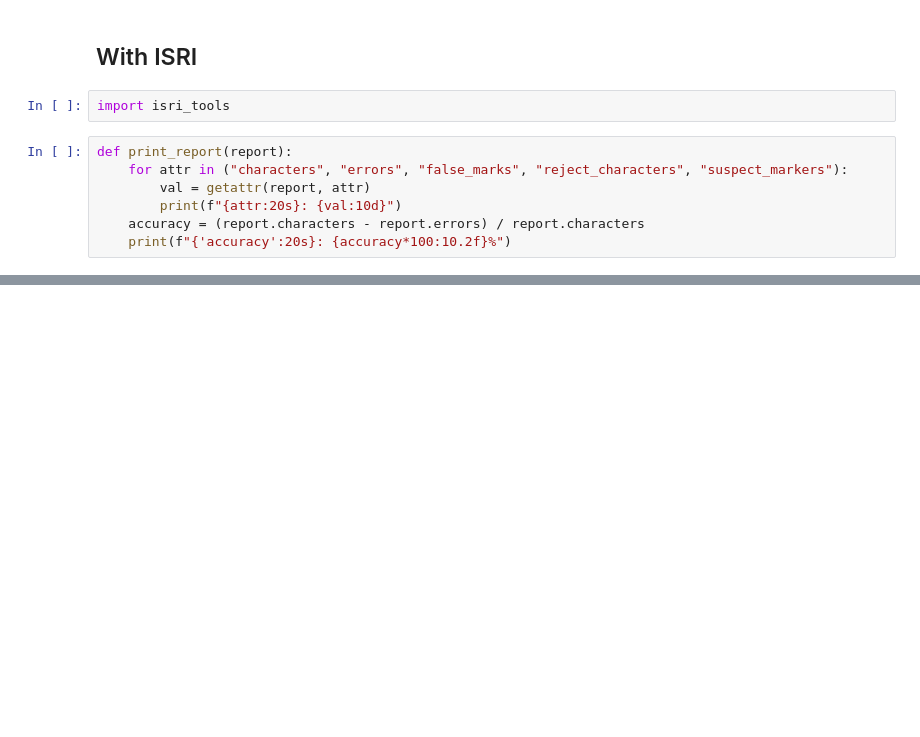
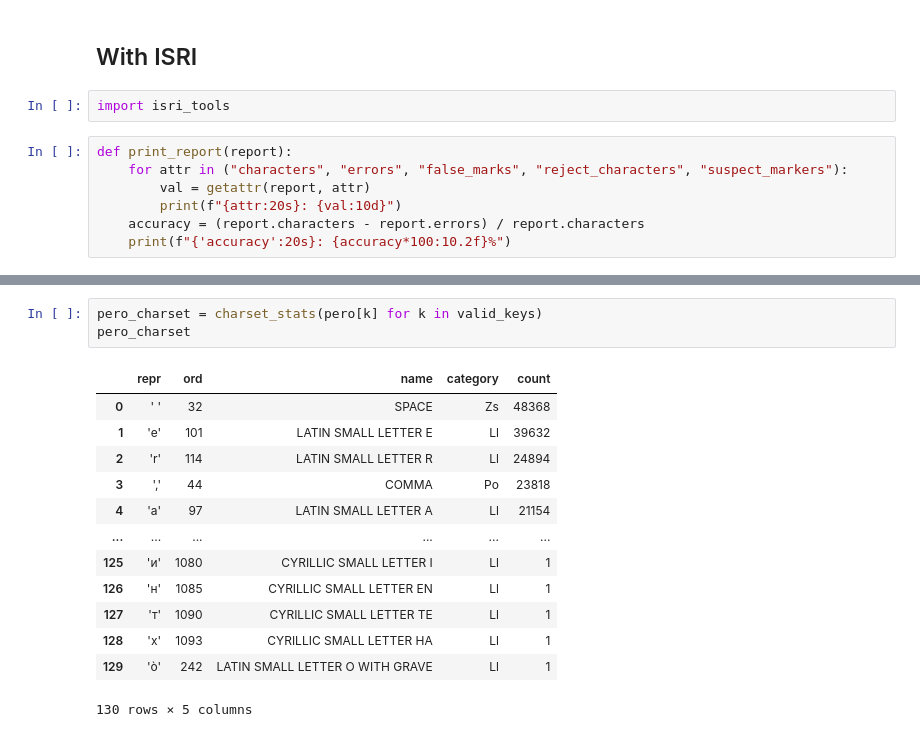
Before and after one commit to soduco/paper-ner-bench-das22, a Jupyter notebook: src/ocr/80-prepare_dataset_ocr_text_files.ipynb, the cells around one changed output, grey strips where cells are left out. Saved outputs shown, nothing was run; the diff lists cells and outputs as text; blank space fills up the shorter version.

```diff
--- a/src/ocr/80-prepare_dataset_ocr_text_files.ipynb
+++ b/src/ocr/80-prepare_dataset_ocr_text_files.ipynb
@@ -194,0 +246,17 @@ accuracy            :      93.44%
+# %%
+pero_charset = charset_stats(pero[k] for k in valid_keys)
+pero_charset
+# %% [output]
+|  | repr | ord | name | category | count |
+| 0 | ' ' | 32 | SPACE | Zs | 48368 |
+| 1 | 'e' | 101 | LATIN SMALL LETTER E | Ll | 39632 |
+| 2 | 'r' | 114 | LATIN SMALL LETTER R | Ll | 24894 |
+| 3 | ',' | 44 | COMMA | Po | 23818 |
+| 4 | 'a' | 97 | LATIN SMALL LETTER A | Ll | 21154 |
+| ... | ... | ... | ... | ... | ... |
+| 125 | 'и' | 1080 | CYRILLIC SMALL LETTER I | Ll | 1 |
+| 126 | 'н' | 1085 | CYRILLIC SMALL LETTER EN | Ll | 1 |
+| 127 | 'т' | 1090 | CYRILLIC SMALL LETTER TE | Ll | 1 |
+| 128 | 'х' | 1093 | CYRILLIC SMALL LETTER HA | Ll | 1 |
+| 129 | 'ò' | 242 | LATIN SMALL LETTER O WITH GRAVE | Ll | 1 |
+130 rows × 5 columns
```
Also changed, not shown: parts of 6 cells of this notebook.
